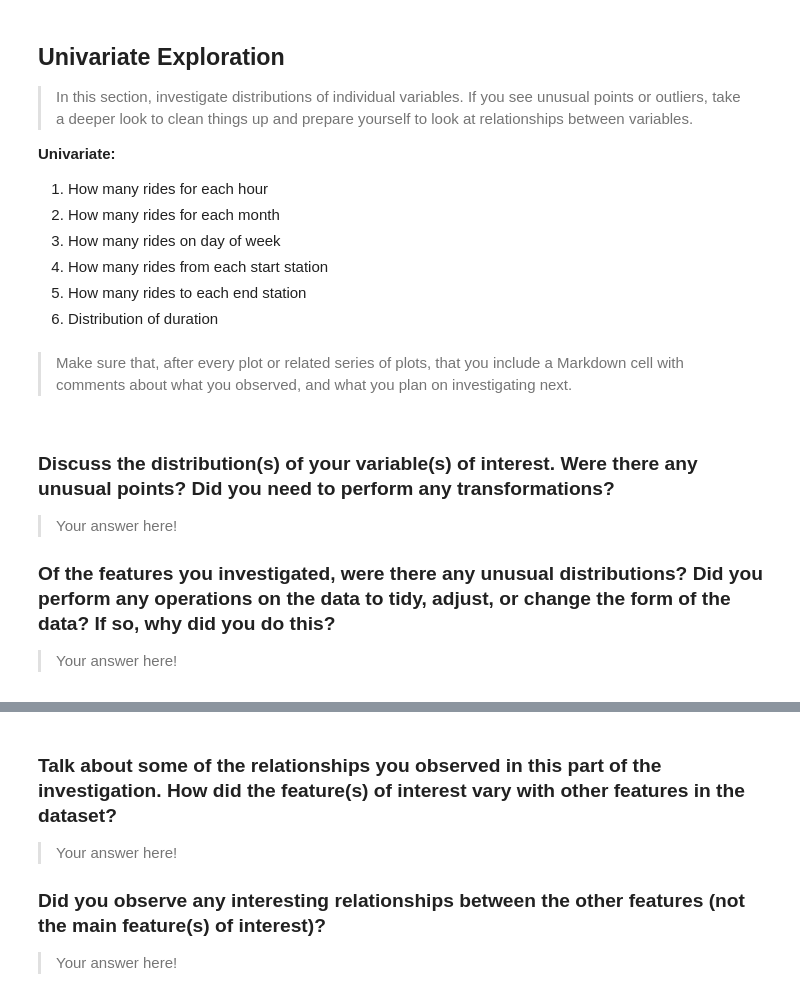
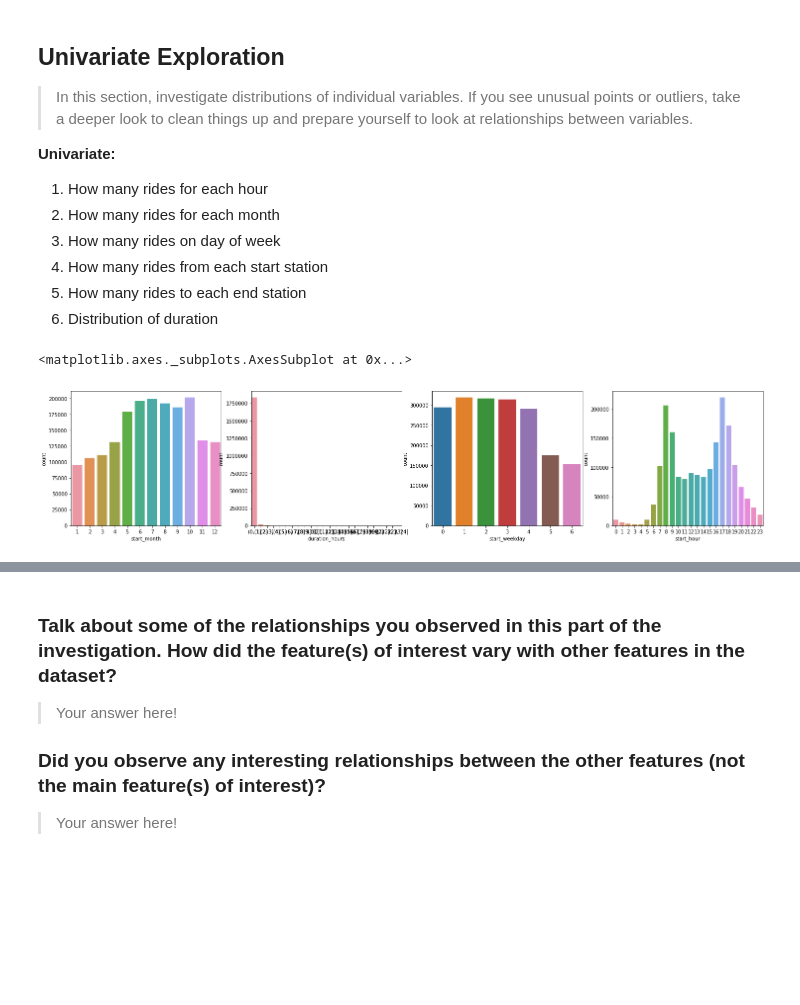
Before and after one commit to eherdter/FunData, a Jupyter notebook: FordGoBikeData_AnalysisVisualization/FordGoBike_DataVisualization.ipynb, the cells around one changed output, grey strips where cells are left out. Drawn from its saved outputs; the diff is of its cells as text; code cells hidden in the pictures; blank space fills up the shorter version.

Commit message:
feat: Add univariate and bivariate visualizations

```diff
--- a/FordGoBikeData_AnalysisVisualization/FordGoBike_DataVisualization.ipynb
+++ b/FordGoBikeData_AnalysisVisualization/FordGoBike_DataVisualization.ipynb
@@ -150,2 +150,6 @@ df1[['start_time', 'end_time']]=df1[['start_time', 'end_time']].apply(pd.to_date
+# %%
+#df1[['start_station_id', 'end_station_id', 'bike_id', "member_birth_year"]]=df1[['start_station_id', 'end_station_id', 'bike_id', 'member_birth_year']].astype('str')
+df1[['start_station_id', 'end_station_id']]=df1[['start_station_id', 'end_station_id']].fillna(0).astype(int)
+df1[['start_station_id', 'end_station_id']]=df1[['start_station_id', 'end_station_id']].fillna(0).astype(str)
 # %%
-df1[['start_station_id', 'end_station_id', 'bike_id', "member_birth_year"]]=df1[['start_station_id', 'end_station_id', 'bike_id', 'member_birth_year']].astype(object)
+df1[['bike_id', "member_birth_year"]]=df1[['bike_id', 'member_birth_year']].astype('str')
@@ -265,15 +289,20 @@ and prepare yourself to look at relationships between variables.
 4. How many rides from each start station
 5. How many rides to each end station
 6. Distribution of duration
-# %% [markdown]
-> Make sure that, after every plot or related series of plots, that you
-include a Markdown cell with comments about what you observed, and what
-you plan on investigating next.
-# %% [markdown]
-### Discuss the distribution(s) of your variable(s) of interest. Were there any unusual points? Did you need to perform any transformations?
-
-> Your answer here!
-
-### Of the features you investigated, were there any unusual distributions? Did you perform any operations on the data to tidy, adjust, or change the form of the data? If so, why did you do this?
-
-> Your answer here!
+# %%
+plt.figure(figsize =[25,5])
+
+plt.subplot(1,4,1)
+sb.countplot(data=df1, x='start_month')
+
+plt.subplot(1,4,2)
+sb.countplot(data=df1, x ='duration_hours')
+
+plt.subplot(1,4,3)
+sb.countplot(data=df1, x ='start_weekday')
+
+plt.subplot(1,4,4)
+sb.countplot(data=df1, x ='start_hour')
+# %% [output]
+<matplotlib.axes._subplots.AxesSubplot at 0x...>
+[figure, added]
```
Also changed, not shown: parts of 25 cells of this notebook.
